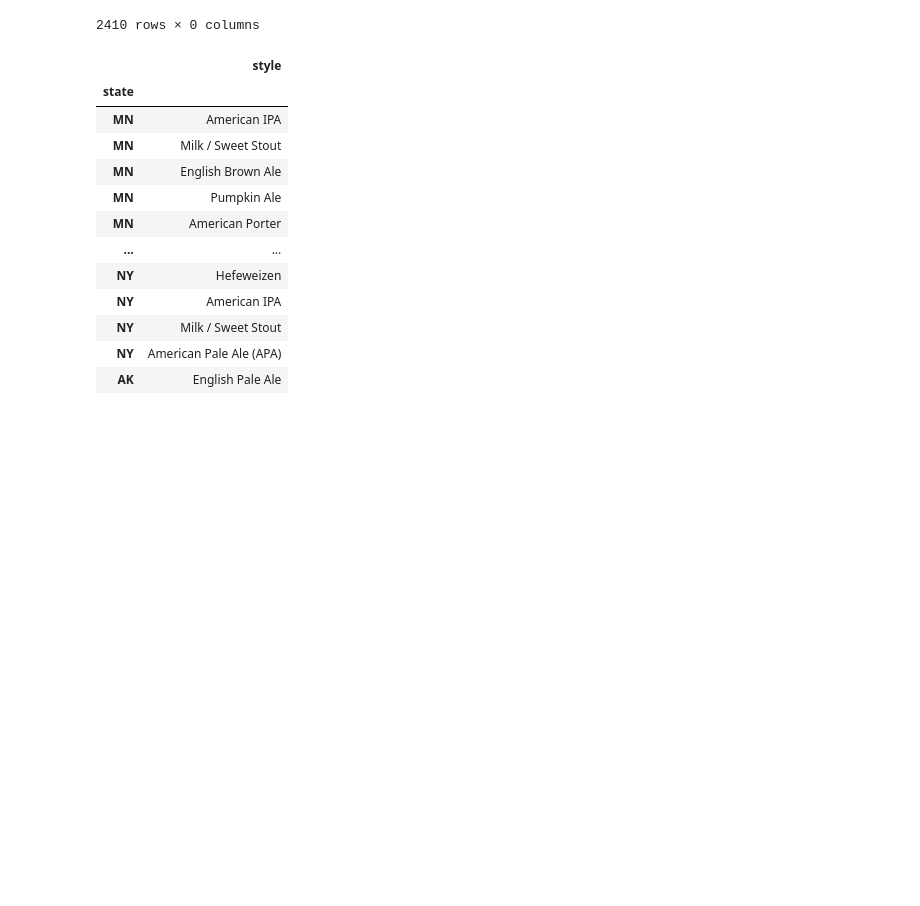
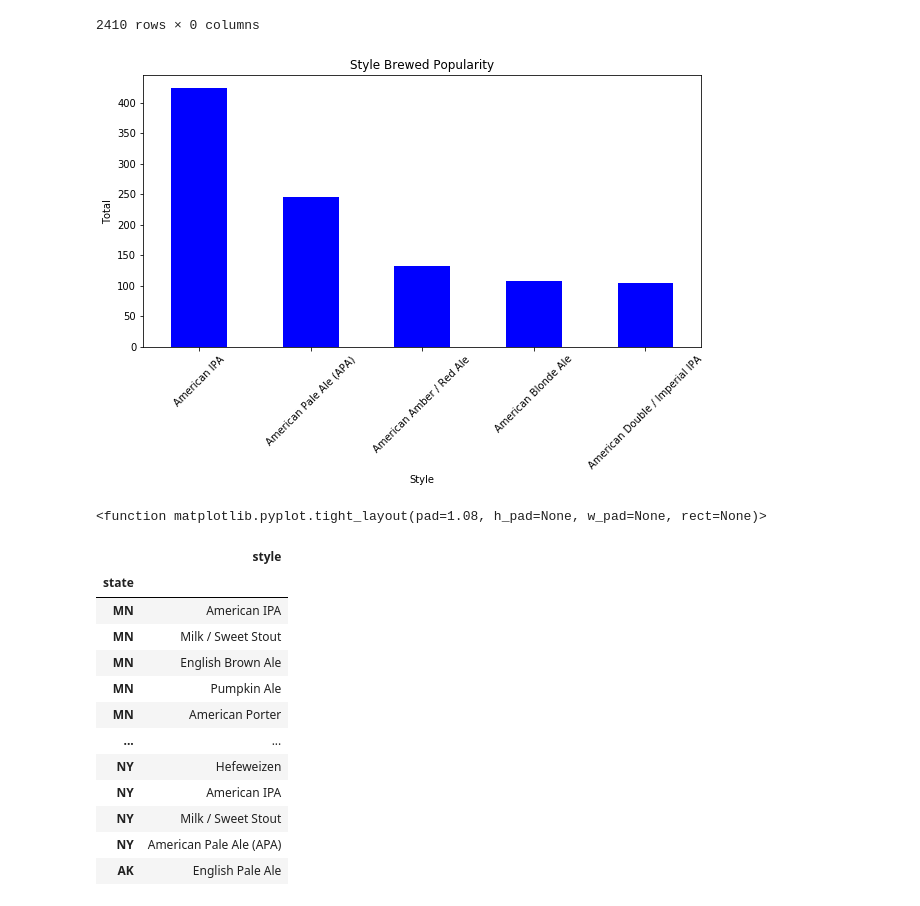
Before and after one commit to ItsGreyedOut/Brewery-Startup, a Jupyter notebook: resources/BeerStyles.ipynb, the cells around one changed output. Saved outputs shown, nothing was run; the diff lists cells and outputs as text; code cells hidden in the pictures; blank space fills up the shorter version.

```diff
--- a/resources/BeerStyles.ipynb
+++ b/resources/BeerStyles.ipynb
@@ -166,6 +142,19 @@ abv_and_style
 | American Pale Ale (APA) |
 | English Pale Ale |
 2410 rows × 0 columns
+# %%
+style_data = style_data.head(5)
+# %%
+style_chart = style_data.plot(kind='bar', facecolor="blue", figsize=(10,5))
+plt.xticks(rotation=45)
+plt.title("Style Brewed Popularity")
+style_chart.set_xlabel("Style")
+style_chart.set_ylabel("Total")
+plt.show()
+plt.tight_layout
+# %% [output]
+[figure, added]
+<function matplotlib.pyplot.tight_layout(pad=1.08, h_pad=None, w_pad=None, rect=None)>
 # %%
 state_and_style = poop_df[["state","style"]]
 state_and_style = state_and_style.set_index("state")
```
Also changed, not shown: parts of 19 cells of this notebook.
